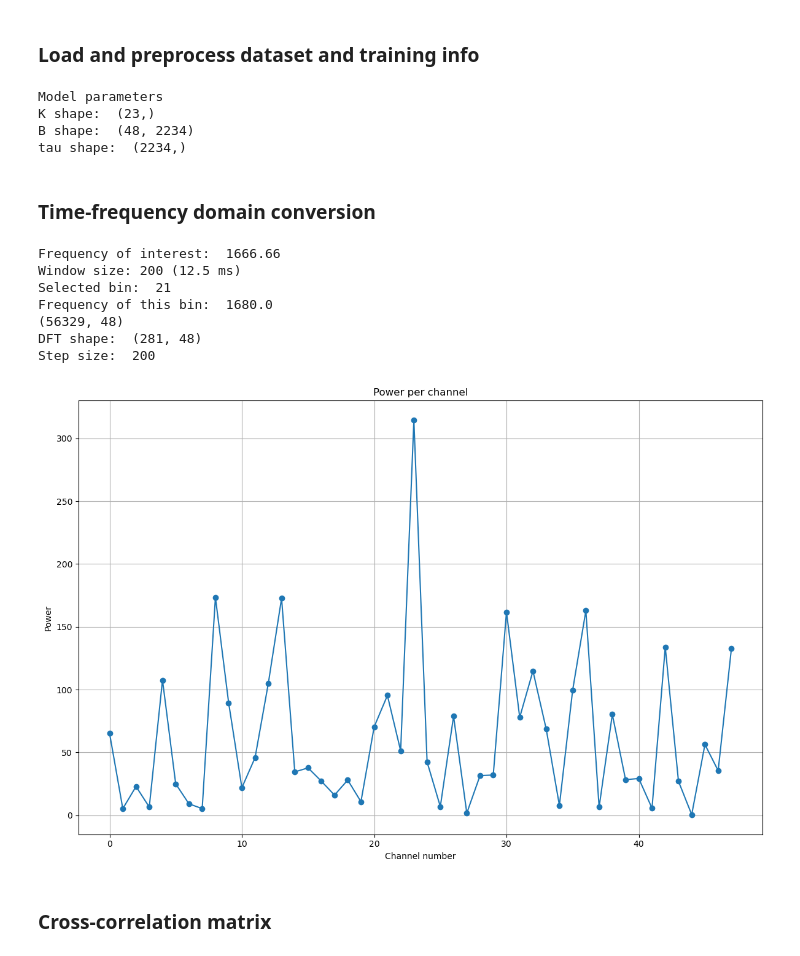
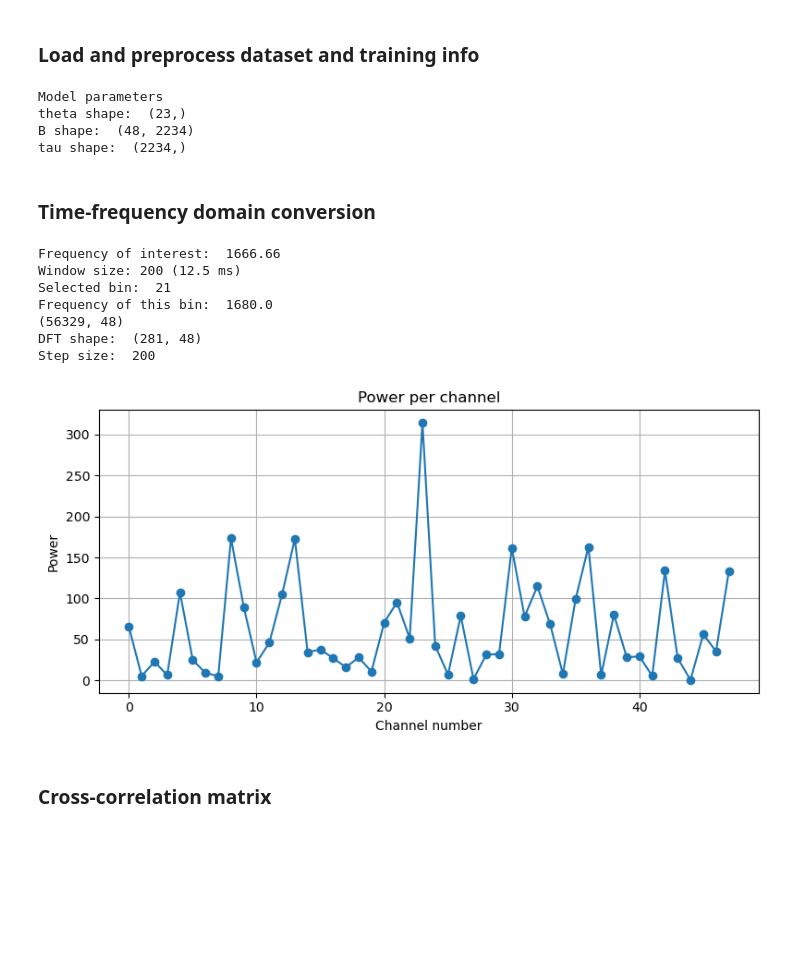
Before and after one commit to bramhut/DeepWaveAccel, a Jupyter notebook: Simulation/Sim.ipynb, the cells around one changed output. Saved outputs shown, nothing was run; the diff lists cells and outputs as text; code cells hidden in the pictures; blank space fills up the shorter version.

```diff
--- a/Simulation/Sim.ipynb
+++ b/Simulation/Sim.ipynb
@@ -44,9 +44,9 @@ K = int(Pf['K']) # Chev filter polynomial order
 N_layer = Pf['N_layer'] # number of layers
 p_opt = Pf['p_opt'][np.argmin(Pf['v_loss'])]
 param = pp.Parameter(48, 2234, 22)
-K, B, tau = param.decode(p_opt)
+theta, B, tau = param.decode(p_opt)
 print("Model parameters")
-print("K shape: ", K.shape)
+print("theta shape: ", theta.shape)
 print("B shape: ", B.shape)
 print("tau shape: ", tau.shape)
 
@@ -65,7 +65,7 @@ print("tau shape: ", tau.shape)
 # plt.show()
 # %% [output]
 Model parameters
-K shape:  (23,)
+theta shape:  (23,)
 B shape:  (48, 2234)
 tau shape:  (2234,)
 # %% [markdown]
@@ -78,35 +78,35 @@ bin = round(ff / fr) # Bin number of the frequency of interest
 factual = bin * fr # Frequency of the bin [Hz]
 print("Frequency of interest: ", ff)
 print(f"Window size: {nf} ({nf/fs*1000.0} ms)")
 print("Selected bin: ", bin)
 print("Frequency of this bin: ", factual)
 print(Draw.shape)
 dft, step = g.goertzel(Draw, bin, nf, 0.0, True, False)
 dft += g.goertzel(Draw, bin-1, nf, 0.0, True, False)[0]
 print("DFT shape: ", dft.shape)
 print("Step size: ", step)
 # print("Goertzel result: ", res)
 # Power of frequency bin
 P = np.abs(dft) ** 2
 
 # Plot the power per channel
-plt.figure(figsize=(12, 8))
+plt.figure(figsize=(8, 4))
 plt.plot(np.arange(0, N_ch), P[0,:], 'o-')
 plt.title('Power per channel')
 plt.xlabel('Channel number')
 plt.ylabel('Power')
 plt.grid()
 plt.tight_layout()
 plt.show()
 # %% [output]
 Frequency of interest:  1666.66
 Window size: 200 (12.5 ms)
 Selected bin:  21
 Frequency of this bin:  1680.0
 (56329, 48)
 DFT shape:  (281, 48)
 Step size:  200
-[figure, old version]
+[figure, new version]
 # %% [markdown]
 ### Cross-correlation matrix
 # %%
```
Also changed, not shown: parts of 7 cells of this notebook, 2 other files.
